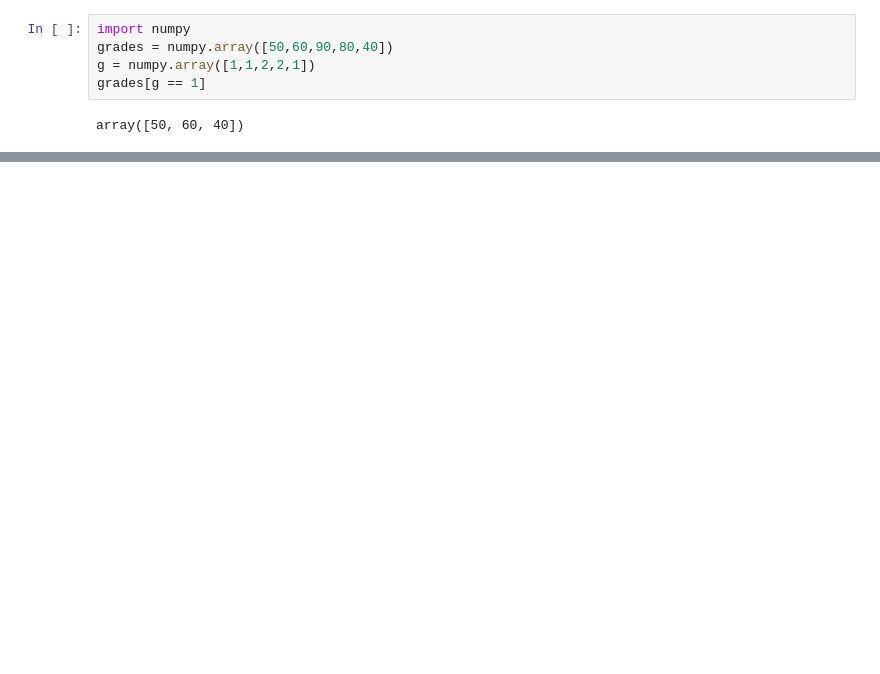
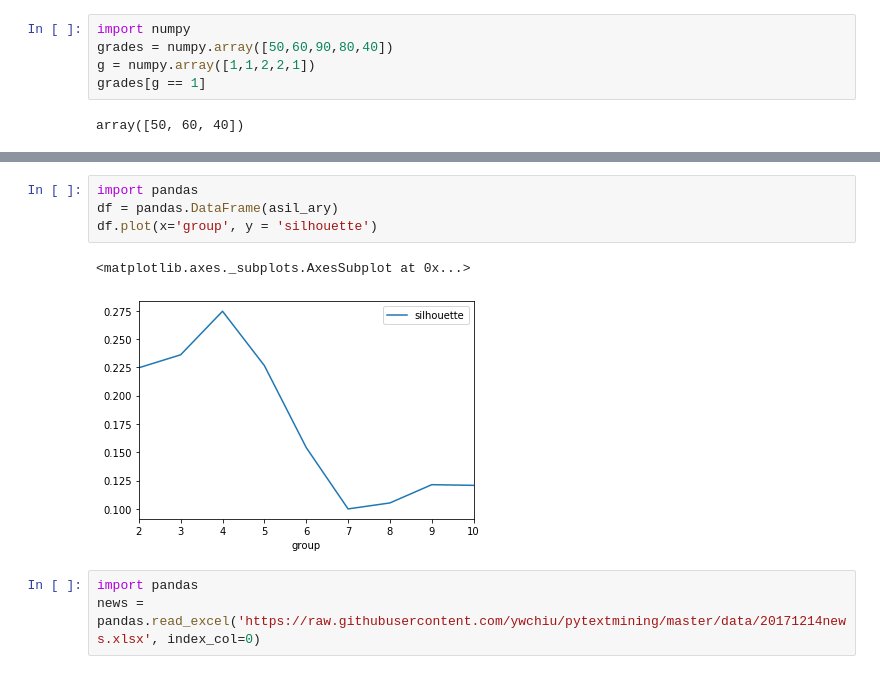
Before and after one commit to ywchiu/cathaytm, a Jupyter notebook: Demo20191120.ipynb, the cells around one changed output, grey strips where cells are left out. Cells and saved outputs as stored; diff of their text form; blank space fills up the shorter version.

```diff
--- a/Demo20191120.ipynb
+++ b/Demo20191120.ipynb
@@ -128,0 +137,10 @@ np_titles[group ==4].tolist()
+# %%
+import pandas
+df = pandas.DataFrame(asil_ary)
+df.plot(x='group', y = 'silhouette')
+# %% [output]
+<matplotlib.axes._subplots.AxesSubplot at 0x...>
+[figure, added]
+# %%
+import pandas
+news = pandas.read_excel('https://raw.githubusercontent.com/ywchiu/pytextmining/master/data/20171214news.xlsx', index_col=0)
```
Also changed, not shown: parts of 36 cells of this notebook.
